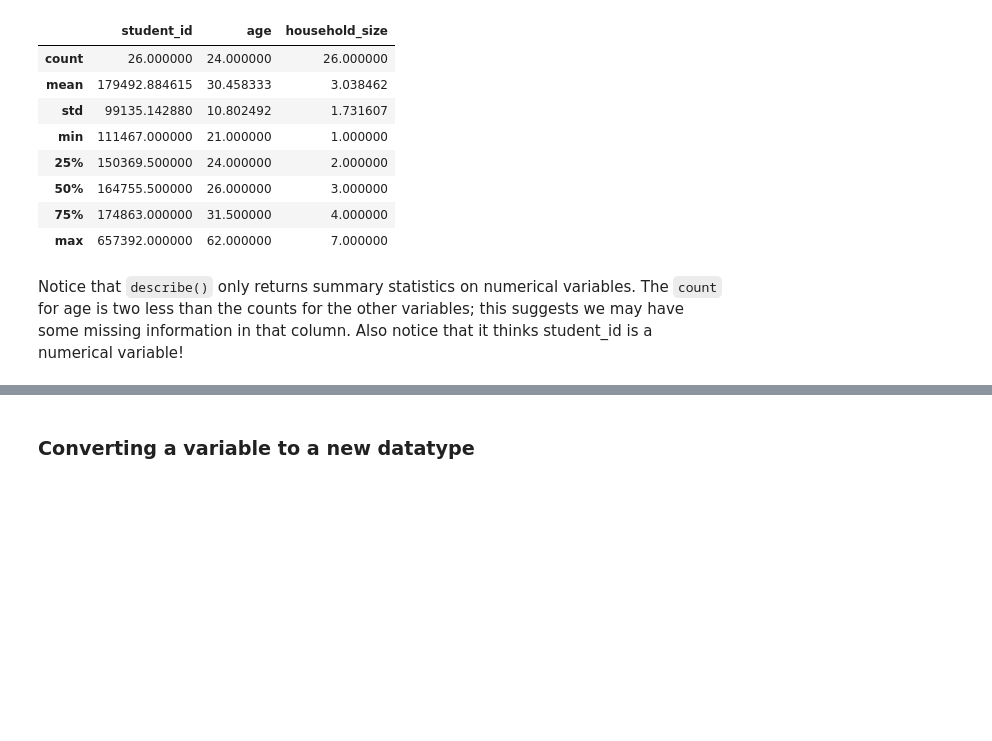
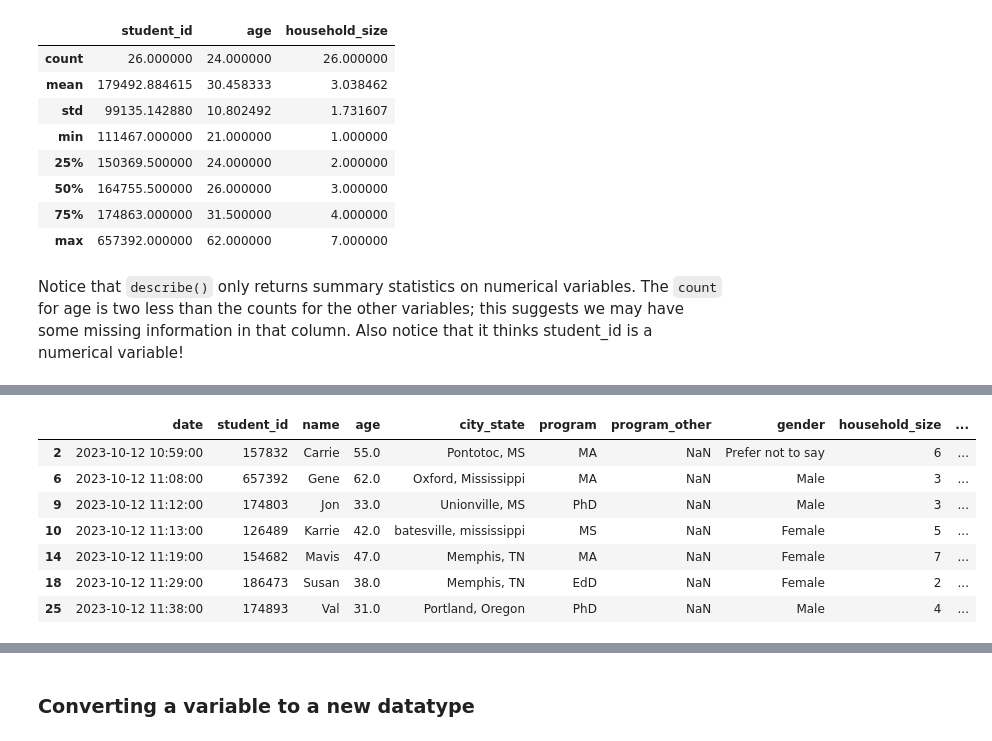
Before and after one commit to sawatson-um/pb_spring2024, a Jupyter notebook: week_6_and_7_instructor_notes.ipynb, the cells around one changed output, grey strips where cells are left out. Drawn from its saved outputs; the diff is of its cells as text; code cells hidden in the pictures; blank space fills up the shorter version.

```diff
--- a/week_6_and_7_instructor_notes.ipynb
+++ b/week_6_and_7_instructor_notes.ipynb
@@ -249,0 +267,13 @@ Notice that `describe()` only returns summary statistics on numerical variables.
+# %%
+# use .query() to filter observations
+# note the string inside the query
+df_renamed.query("age > 30")
+# %% [output]
+|  | date | student_id | name | age | city_state | program | program_other | gender | household_size | ... |
+| 2 | 2023-10-12 10:59:00 | 157832 | Carrie | 55.0 | Pontotoc, MS | MA | NaN | Prefer not to say | 6 | ... |
+| 6 | 2023-10-12 11:08:00 | 657392 | Gene | 62.0 | Oxford, Mississippi | MA | NaN | Male | 3 | ... |
+| 9 | 2023-10-12 11:12:00 | 174803 | Jon | 33.0 | Unionville, MS | PhD | NaN | Male | 3 | ... |
+| 10 | 2023-10-12 11:13:00 | 126489 | Karrie | 42.0 | batesville, mississippi | MS | NaN | Female | 5 | ... |
+| 14 | 2023-10-12 11:19:00 | 154682 | Mavis | 47.0 | Memphis, TN | MA | NaN | Female | 7 | ... |
+| 18 | 2023-10-12 11:29:00 | 186473 | Susan | 38.0 | Memphis, TN | EdD | NaN | Female | 2 | ... |
+| 25 | 2023-10-12 11:38:00 | 174893 | Val | 31.0 | Portland, Oregon | PhD | NaN | Male | 4 | ... |
```
Also changed, not shown: parts of 16 cells of this notebook.
